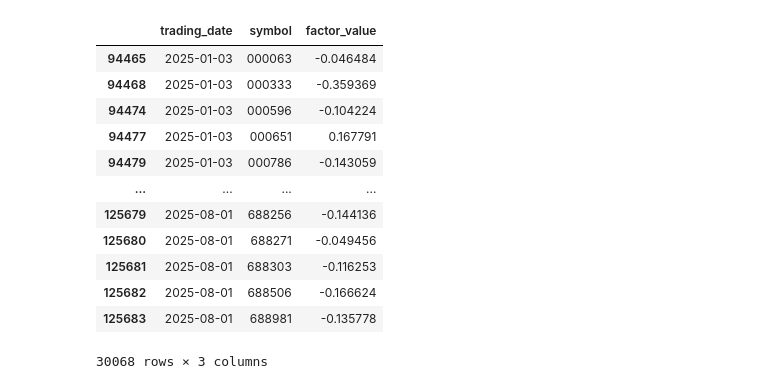
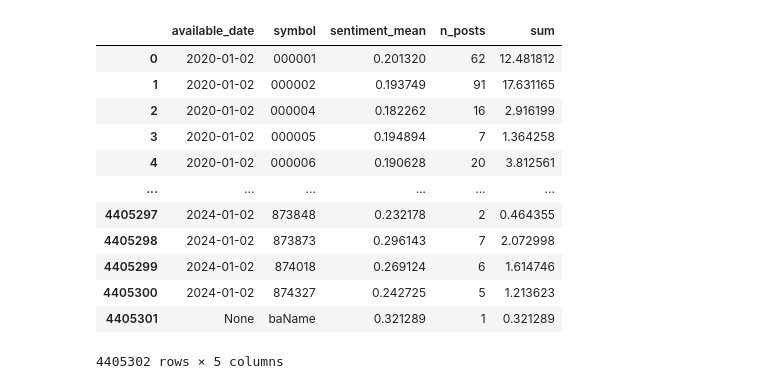
Before and after one commit to Russ4ever/chinese-wwm-roberta, a Jupyter notebook: notebooks/bt.ipynb, the cells around one changed output. Saved outputs shown, nothing was run; the diff lists cells and outputs as text; code cells hidden in the pictures.

```diff
--- a/notebooks/bt.ipynb
+++ b/notebooks/bt.ipynb
@@ -42,17 +42,18 @@ result = df[
-# %%
-result
-# %% [output]
-|  | trading_date | symbol | factor_value |
-| 94465 | 2025-01-03 | 000063 | -0.046484 |
-| 94468 | 2025-01-03 | 000333 | -0.359369 |
-| 94474 | 2025-01-03 | 000596 | -0.104224 |
-| 94477 | 2025-01-03 | 000651 | 0.167791 |
-| 94479 | 2025-01-03 | 000786 | -0.143059 |
-| ... | ... | ... | ... |
-| 125679 | 2025-08-01 | 688256 | -0.144136 |
-| 125680 | 2025-08-01 | 688271 | -0.049456 |
-| 125681 | 2025-08-01 | 688303 | -0.116253 |
-| 125682 | 2025-08-01 | 688506 | -0.166624 |
-| 125683 | 2025-08-01 | 688981 | -0.135778 |
-30068 rows × 3 columns
+# %%
+df["sum"] = df["sentiment_mean"] * df["n_posts"]
+df
+# %% [output]
+|  | available_date | symbol | sentiment_mean | n_posts | sum |
+| 0 | 2020-01-02 | 000001 | 0.201320 | 62 | 12.481812 |
+| 1 | 2020-01-02 | 000002 | 0.193749 | 91 | 17.631165 |
+| 2 | 2020-01-02 | 000004 | 0.182262 | 16 | 2.916199 |
+| 3 | 2020-01-02 | 000005 | 0.194894 | 7 | 1.364258 |
+| 4 | 2020-01-02 | 000006 | 0.190628 | 20 | 3.812561 |
+| ... | ... | ... | ... | ... | ... |
+| 4405297 | 2024-01-02 | 873848 | 0.232178 | 2 | 0.464355 |
+| 4405298 | 2024-01-02 | 873873 | 0.296143 | 7 | 2.072998 |
+| 4405299 | 2024-01-02 | 874018 | 0.269124 | 6 | 1.614746 |
+| 4405300 | 2024-01-02 | 874327 | 0.242725 | 5 | 1.213623 |
+| 4405301 | None | baName | 0.321289 | 1 | 0.321289 |
+4405302 rows × 5 columns
 # %%
```
Also changed, not shown: parts of 9 cells of this notebook, 8 other files.
